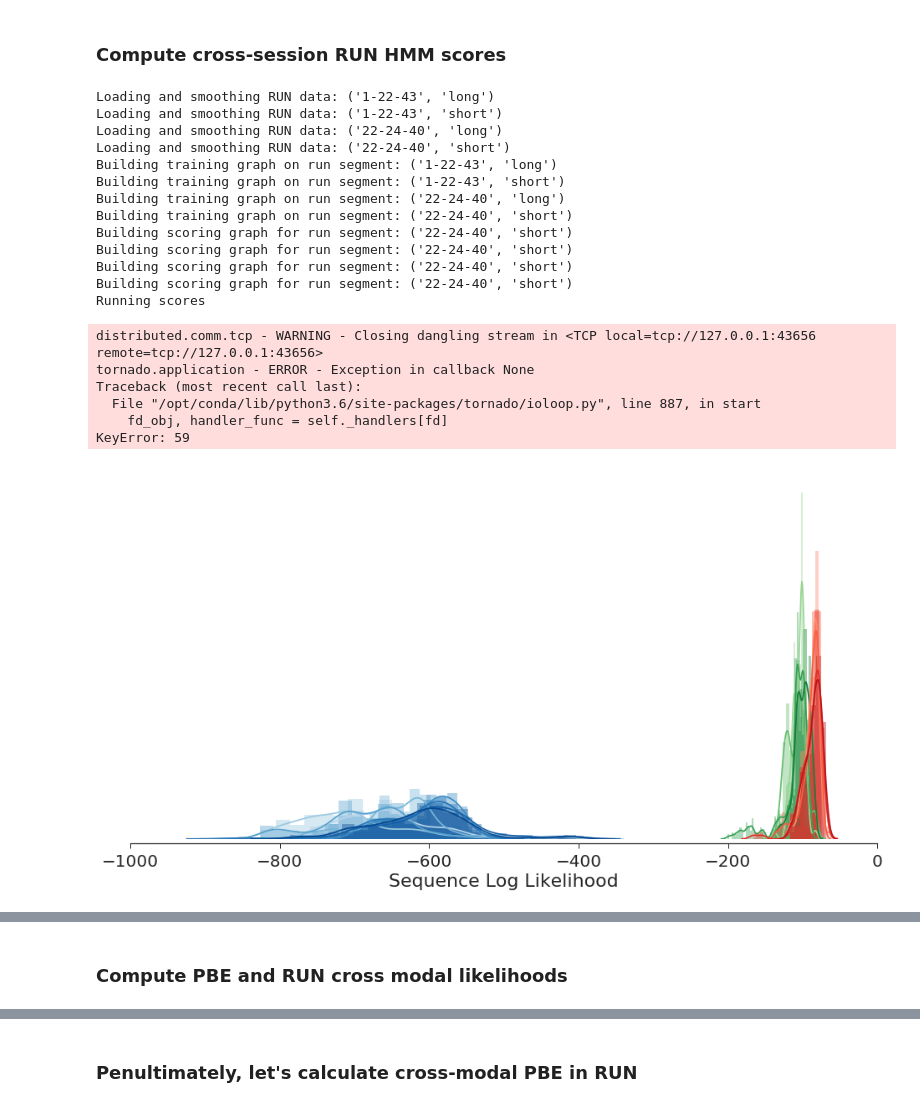
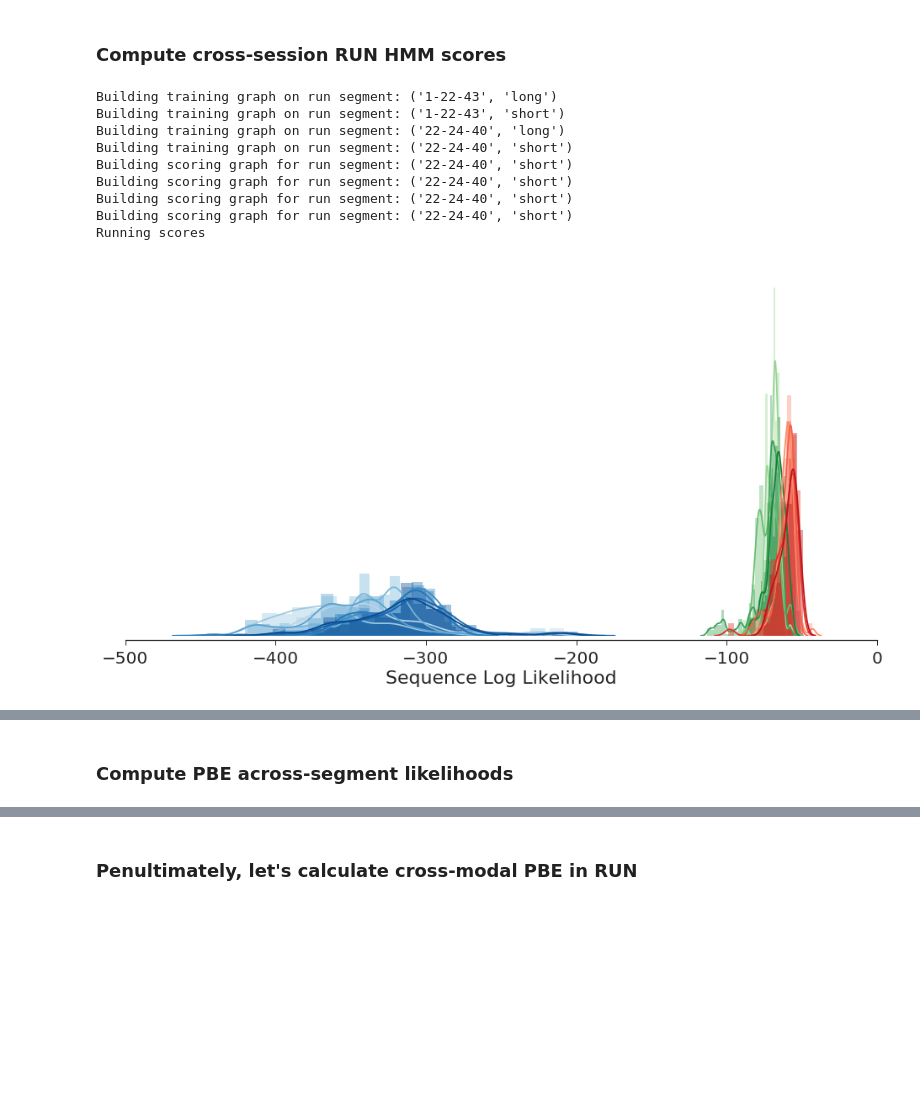
Before and after one commit to ckemere/CloudShuffles, a Jupyter notebook: Compare Run and PBE HMMs Pruned.ipynb, the cells around one changed output, grey strips where cells are left out. Cells and saved outputs as stored; diff of their text form; code cells hidden in the pictures; blank space fills up the shorter version.

```diff
--- a/Compare Run and PBE HMMs Pruned.ipynb
+++ b/Compare Run and PBE HMMs Pruned.ipynb
@@ -134,22 +161,10 @@ def score_data(data, hmm):
 # %%
-ds_run = 0.125 # 125 ms bin size for Run
-ds_50ms = 0.05 # used for smoothing
-sigma = 0.25 # 250 ms spike smoothing
-
-num_states = 30
-
-k_folds = 5
-
 sbs = [] # scores_by_session
 print("Ingesting data")
-for session_time, segment in Segments:
+for ii, (session_time, segment) in enumerate(Segments):
     print("Run segment: {}".format((session_time, segment)))
 
-    s = np.argwhere([segment == segment_label for segment_label in df[df.time==session_time]['segment_labels'].values.tolist()[0]])
-    st_run = exp_data[session_time]['spikes'][s][exp_data[session_time]['run_epochs']]
-
-    # smooth and re-bin RUN data:
-    bst = st_run.bin(ds=ds_50ms).smooth(sigma=sigma, inplace=True).rebin(w=ds_run/ds_50ms)
+    bst = RunData[ii]
 
     X = list(range(bst.n_epochs))
 
@@ -266,28 +260,16 @@ for sess in cv_score_pbe:
 # %% [markdown]
 ### Compute cross-session RUN HMM scores
 # %%
-
-# Smooth data
-RunData = []
-for session_time, segment in Segments:
-    print("Loading and smoothing RUN data: {}".format((session_time, segment)))
-
-    s = np.argwhere([segment == segment_label for segment_label in df[df.time==session_time]['segment_labels'].values.tolist()[0]])
-    st_run = exp_data[session_time]['spikes'][s][exp_data[session_time]['run_epochs']]
-
-    # smooth and re-bin RUN data:
-    bst = st_run.bin(ds=ds_50ms).smooth(sigma=sigma, inplace=True).rebin(w=ds_run/ds_50ms)
-    RunData.append(bst)
-
 # Learn models
-run_models = []
+models = []
 for ii, (session_time, segment) in enumerate(Segments):
     print("Building training graph on run segment: {}".format((session_time, segment)))
     model_reps = []
     for repeats in range(10):
         model_reps.append(delayed(est_model)(delayed(RunData[ii], traverse=False), num_states, repeats))
-    run_models.append(model_reps)
+    models.append(model_reps)
 
+run_models = dask.compute(*models)
 
 comp = []
 description = []
@@ -307,10 +289,6 @@ for jj, (ses_data, seg_data) in enumerate(Segments):
 print("Running scores")
 across_session_run = dask.compute(*comp)
 # %% [output]
-Loading and smoothing RUN data: ('1-22-43', 'long')
-Loading and smoothing RUN data: ('1-22-43', 'short')
-Loading and smoothing RUN data: ('22-24-40', 'long')
-Loading and smoothing RUN data: ('22-24-40', 'short')
 Building training graph on run segment: ('1-22-43', 'long')
 Building training graph on run segment: ('1-22-43', 'short')
 Building training graph on run segment: ('22-24-40', 'long')
@@ -327,41 +305,34 @@ diff_maze = cmap(np.linspace(0.3, 0.9, 8))
 cmap = plt.cm.get_cmap('Greens')
 same_maze = cmap(np.linspace(0.4, 0.8, 4))
 
 cmap = plt.cm.get_cmap('Reds')
 self_maze = cmap(np.linspace(0.4, 0.8, 4))
 
 s_i = 0
 d_i = 0
 
-
 with npl.FigureManager(show=True, figsize=(16,8)) as (fig, ax):
-    for ii,pairwise in enumerate(across_session):
+    for ii,pairwise in enumerate(across_session_run):
         for jj,sess in enumerate(pairwise):
             if ii is jj:
                 continue
                 #sns.distplot(np.hstack(sess), color='darkgreen')
             else:
                 if ii//2 == jj//2:
                     sns.distplot(np.hstack(sess), color=same_maze[s_i].tolist())
                     s_i = s_i + 1
                 else:
                     sns.distplot(np.hstack(sess), color=diff_maze[d_i].tolist())
                     d_i = d_i + 1
     s_i = 0
-    for sess in scores_by_session:
+    for sess in cv_score_run:
         sns.distplot(np.hstack(sess), color=self_maze[s_i].tolist())
         s_i = s_i + 1
 
 
     plt.xlabel('Sequence Log Likelihood')
-    plt.xticks(np.arange(-1000,1,200))
+    plt.xticks(np.arange(-500,1,100))
     plt.yticks([])
     sns.despine(left=True, offset=5)
 # %% [output]
-distributed.comm.tcp - WARNING - Closing dangling stream in <TCP local=tcp://127.0.0.1:43656 remote=tcp://127.0.0.1:43656>
-tornado.application - ERROR - Exception in callback None
-Traceback (most recent call last):
-  File "/opt/conda/lib/python3.6/site-packages/tornado/ioloop.py", line 887, in start
-    fd_obj, handler_func = self._handlers[fd]
-KeyError: 59
-[figure, old version]
+[figure, new version]
@@ -385,5 +339,5 @@ distributed.comm.tcp - WARNING - Closing dangling stream in <TCP local=tcp://127
 # %% [markdown]
-### Compute PBE and RUN cross modal likelihoods
+### Compute PBE across-segment likelihoods
 # %%
 
 # Learn models
```
Also changed, not shown: parts of 13 cells of this notebook, 1 other file.
